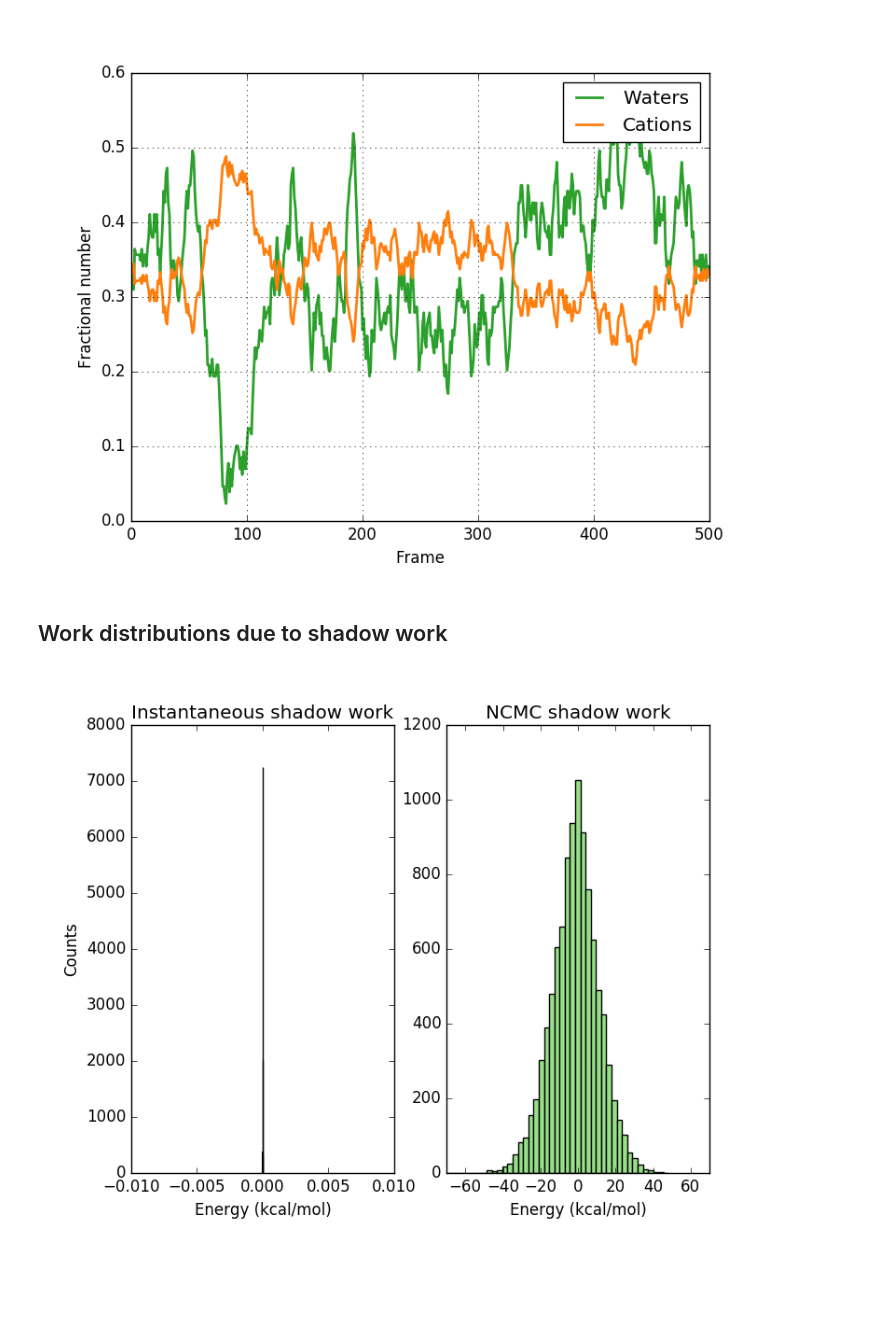
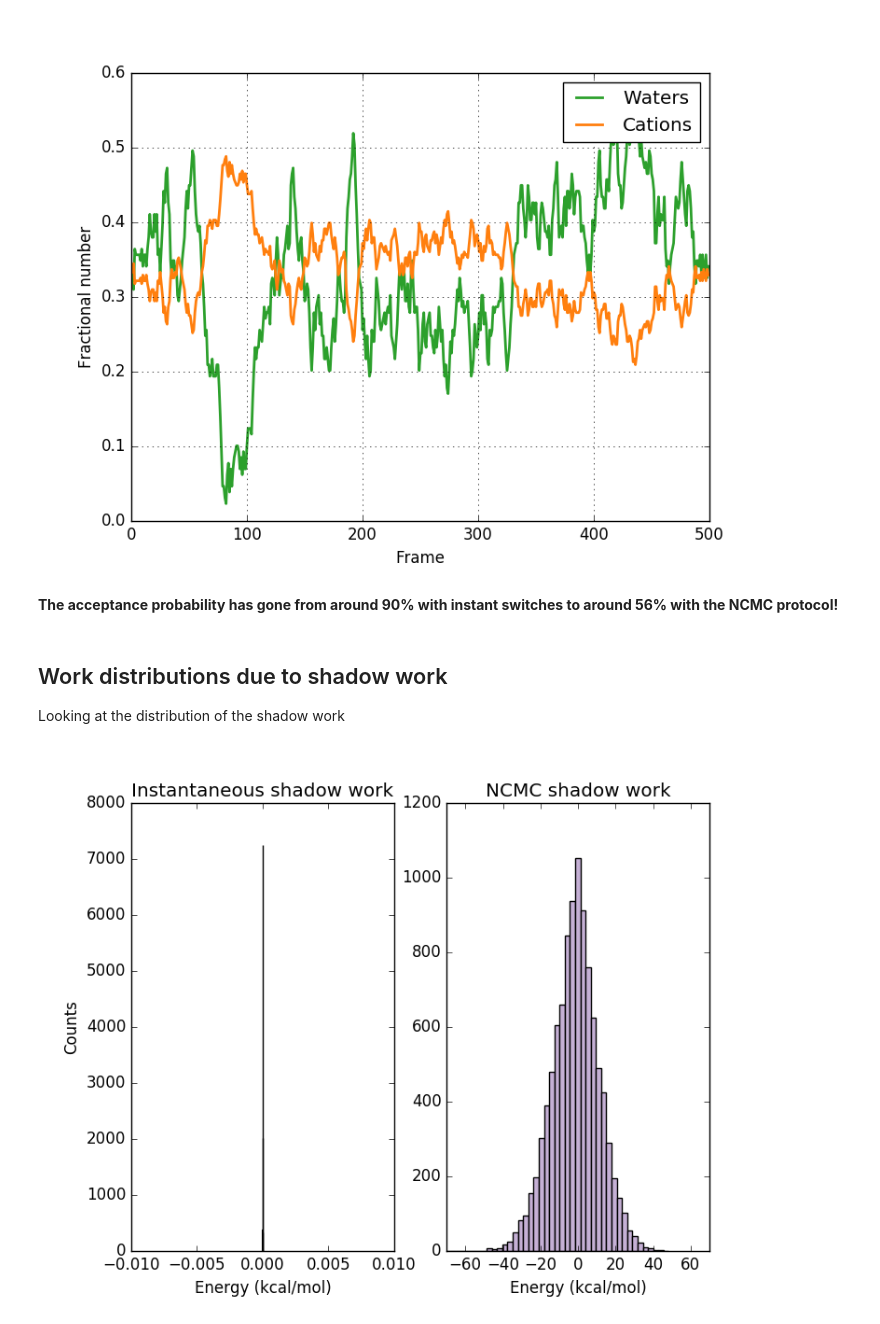
Before and after one commit to choderalab/saltswap, a Jupyter notebook: IdealMixing/IdealMixing.ipynb, the cells around one changed output. Saved outputs shown, nothing was run; the diff lists cells and outputs as text; code cells hidden in the pictures; blank space fills up the shorter version.

```diff
--- a/IdealMixing/IdealMixing.ipynb
+++ b/IdealMixing/IdealMixing.ipynb
@@ -55,8 +126,3 @@ for block in range(500):
     (nwats,nsalt,junk) = state.saltswap.getIdentityCounts()
     Nwats.append(nwats)
     Nsalts.append(nsalt)
-# %%
-inst_work_add = np.array(state.saltswap.work_add)
-inst_work_rm = np.array(state.saltswap.work_rm)
-print np.sum(inst_work_add<0)/(1.0*inst_work_add.shape[0])
-print np.sum(inst_work_rm<0)/(1.0*inst_work_rm.shape[0])
@@ -108,8 +187,3 @@ for block in range(500):
     (nwats,nsalt,junk) = ncstate.saltswap.getIdentityCounts()
     ncNwats.append(nwats)
     ncNsalts.append(nsalt)
-# %%
-nc_work_add = np.array(ncstate.saltswap.work_add)
-nc_work_rm = np.array(ncstate.saltswap.work_rm)
-print np.sum(nc_work_add<0)/(1.0*nc_work_add.shape[0])
-print np.sum(nc_work_rm<0)/(1.0*nc_work_rm.shape[0])
@@ -142,36 +229,39 @@ Mean fraction of cations = 0.335 +/- 0.106
 Acceptance probability = 0.568
 Ratio of variance: std(water)/std(cation) = 2.000
 [figure]
+# %% [markdown]
+**The acceptance probability has gone from around 90% with instant switches to around 56% with the NCMC protocol!**
 # %% [markdown]
 ## Work distributions due to shadow work
+Looking at the distribution of the shadow work
 # %%
 plt.clf()
 #n, bins, patches = plt.hist(nc_work_rm, 50, normed=1, facecolor=tableau4_light[2])
 
 plt.savefig('temp.png',format='png')
 Image('temp.png')
 
 f, axarr = plt.subplots(1, 2)
 coords = [(0,0),(0,1)]
 xlims =(-70,70)       # x limits
 ylims = (0,0.025)       # y limits
 
 
 axarr[0].hist(np.hstack((inst_work_add,inst_work_rm))*0.592, 5, normed=False, facecolor=tableau4_light[2])
 axarr[0].set_xlim({-0.01,0.01})
 #axarr[0].set_xlim(xlims)
 #axarr[0].set_ylim(ylims)
 axarr[0].set_xlabel('Energy (kcal/mol)')
 axarr[0].set_ylabel('Counts')
 axarr[0].set_title('Instantaneous shadow work')
-axarr[1].hist(np.hstack((nc_work_add,nc_work_rm))*0.592, 50, normed=False, facecolor=tableau4_light[1])
+axarr[1].hist(np.hstack((nc_work_add,nc_work_rm))*0.592, 50, normed=False, facecolor=tableau4_light[2])
 axarr[1].set_xlim(xlims)
 #axarr[1].set_ylim(ylims)
 axarr[1].set_xlabel('Energy (kcal/mol)')
 axarr[1].set_title('NCMC shadow work')
 #plt.setp(axarr[1].get_yticklabels(),visible=False)
 
 plt.savefig("ShadowWork.png", format='png')
 Image("ShadowWork.png")
 # %% [output]
-[figure, old version]
+[figure, new version]
```
Also changed, not shown: parts of 21 cells of this notebook.
